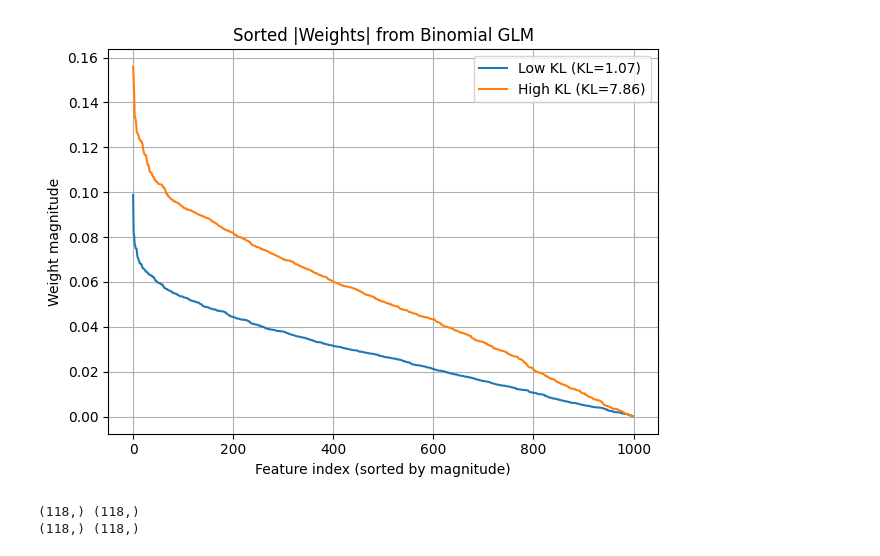
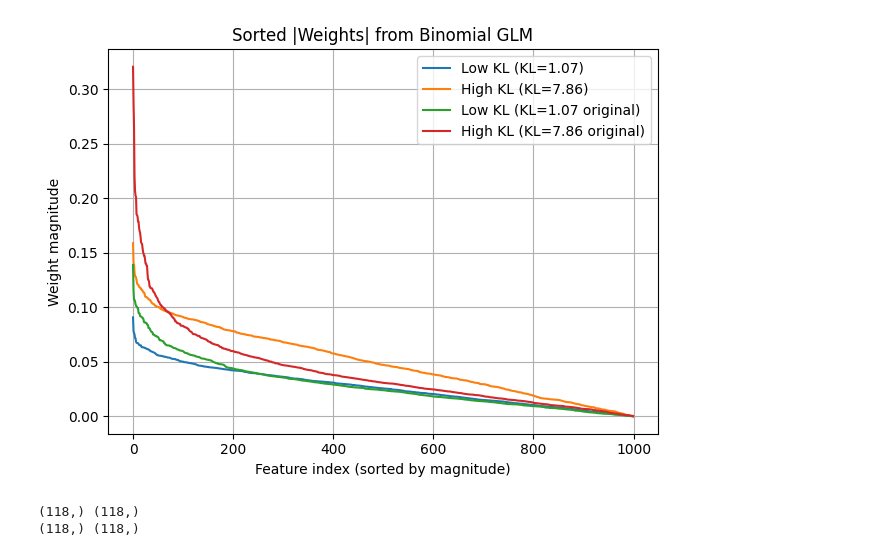
Before and after one commit to mariakesa/LuckyMouse2, a Jupyter notebook: entropy/viz.ipynb, the cells around one changed output. Drawn from its saved outputs; the diff is of its cells as text; code cells hidden in the pictures.

```diff
--- a/entropy/viz.ipynb
+++ b/entropy/viz.ipynb
@@ -222,39 +222,61 @@ high_kl_idx = np.argsort(kl_divs)[int(0.9 * len(kl_divs))]
 
 neuron_indices = [low_kl_idx, high_kl_idx]
 labels = ["Low KL", "High KL"]
-
+X_shuffled = X[np.random.permutation(X.shape[0])]
+X_shuffled = np.apply_along_axis(np.random.permutation, axis=1, arr=X)
+X_shuffled = np.array([np.random.permutation(row) for row in X])
 # Convert features to tensor
 X_tensor = torch.tensor(X_shuffled, dtype=torch.float32)
+X_tensor_ = torch.tensor(X, dtype=torch.float32)
 
 # === Fit and compare ===
 for idx, label in zip(neuron_indices, labels):
     y_counts = counts[idx]
     y_tensor = torch.tensor(y_counts, dtype=torch.float32)
 
     model = BinomialGLM(X.shape[1], l2_reg=1e-2).to(device)
     optimizer = optim.Adam(model.parameters(), lr=1e-2)
 
     for epoch in range(500):
         optimizer.zero_grad()
         loss = model.loss(X_tensor, y_tensor, n_trials)
         loss.backward()
         optimizer.step()
 
     # Extract and plot weights
     with torch.no_grad():
         weights = model.linear.weight.cpu().numpy().flatten()
 
     plt.plot(np.sort(np.abs(weights))[::-1], label=f"{label} (KL={kl_divs[idx]:.2f})")
 
+for idx, label in zip(neuron_indices, labels):
+    y_counts = counts[idx]
+    y_tensor = torch.tensor(y_counts, dtype=torch.float32)
+
+    model = BinomialGLM(X.shape[1], l2_reg=1e-2).to(device)
+    optimizer = optim.Adam(model.parameters(), lr=1e-2)
+
+    for epoch in range(500):
+        optimizer.zero_grad()
+        loss = model.loss(X_tensor_, y_tensor, n_trials)
+        loss.backward()
+        optimizer.step()
+
+    # Extract and plot weights
+    with torch.no_grad():
+        weights = model.linear.weight.cpu().numpy().flatten()
+
+    plt.plot(np.sort(np.abs(weights))[::-1], label=f"{label} (KL={kl_divs[idx]:.2f} original)")
+
 plt.title("Sorted |Weights| from Binomial GLM")
 plt.xlabel("Feature index (sorted by magnitude)")
 plt.ylabel("Weight magnitude")
 plt.legend()
 plt.grid(True)
 plt.tight_layout()
 plt.show()
 # %% [output]
-[figure, old version]
+[figure, new version]
 # %%
 import numpy as np
 import torch
```
Also changed, not shown: 4 other files.
